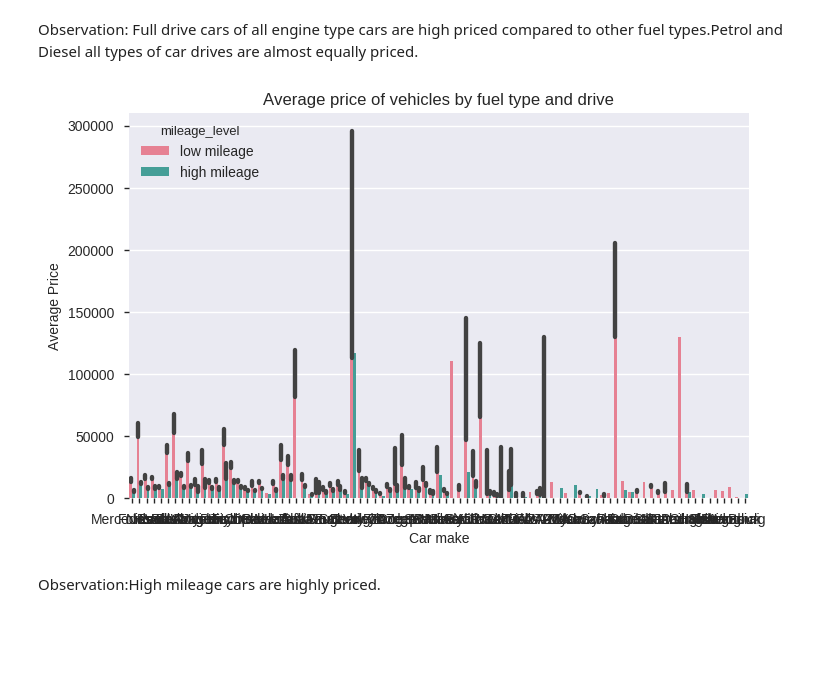
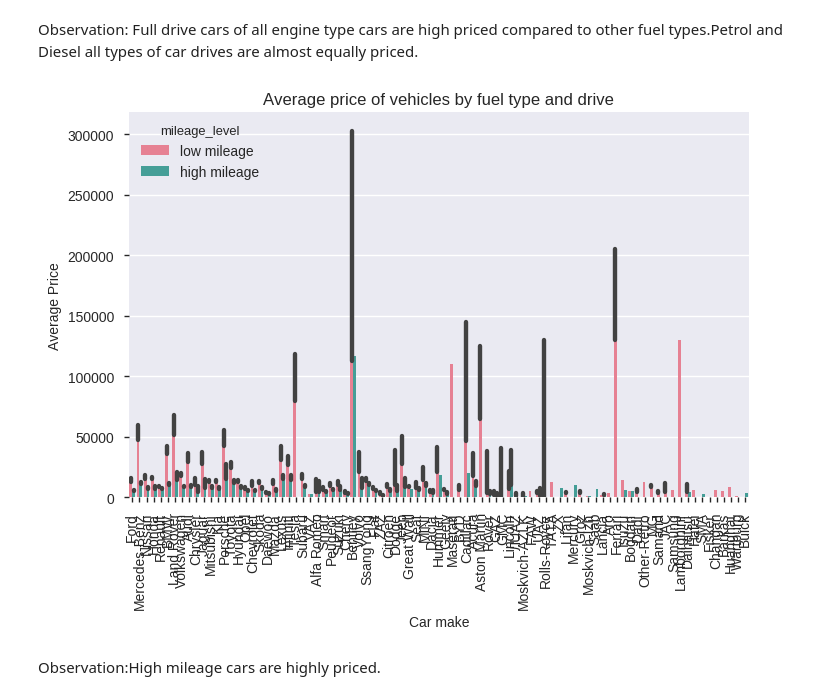
Before and after one commit to ravikumarsahu/EDA-CarSales, a Jupyter notebook: CarSales-EDAFinal.ipynb, the cells around one changed output. Cells and saved outputs as stored; diff of their text form; code cells hidden in the pictures; blank space fills up the shorter version.

Commit message:
Modified graph.

```diff
--- a/CarSales-EDAFinal.ipynb
+++ b/CarSales-EDAFinal.ipynb
@@ -411,13 +411,14 @@ Observation: Full drive cars of all engine type cars are high priced compared to
 # %%
 fig, ax = plt.subplots(figsize=(8,5))
 colors = ["#00e600", "#ff8c1a","#a180cc"]
 sns.barplot(x="car", y="price", hue= "mileage_level", palette="husl",data=carsales_data)
 ax.set_title("Average price of vehicles by fuel type and drive",fontdict= {'size':12})
 ax.xaxis.set_label_text("Car make",fontdict= {'size':10})
 ax.yaxis.set_label_text("Average Price",fontdict= {'size':10})
+ticks = plt.setp(ax.get_xticklabels(),rotation=90)
 plt.show()
 # %% [output]
-[figure, old version]
+[figure, new version]
 # %% [markdown]
 Observation:High mileage cars are highly priced.
 # %%
```
Also changed, not shown: parts of 9 cells of this notebook.
